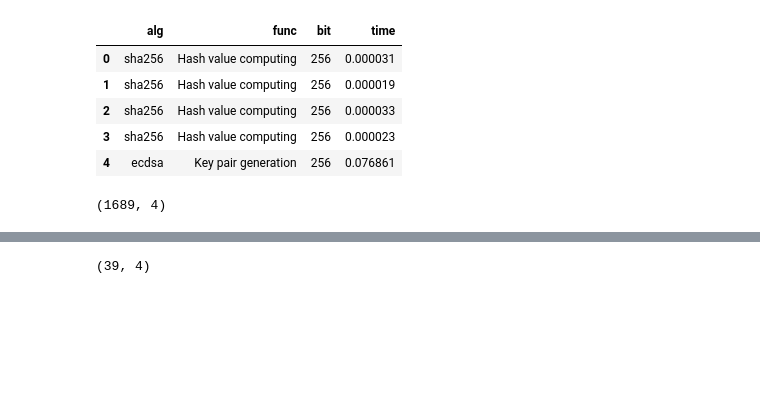
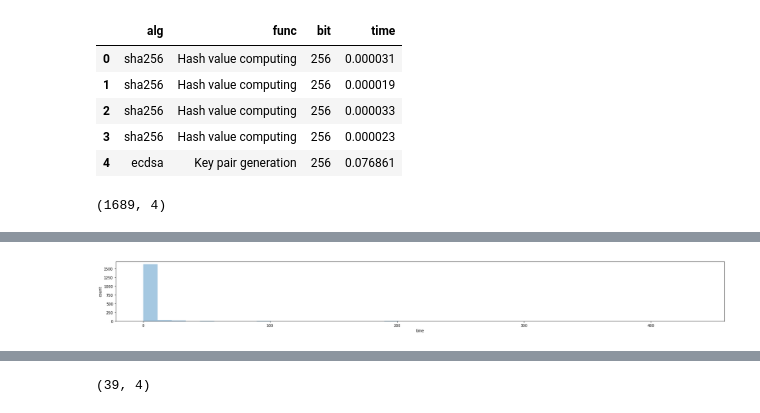
Before and after one commit to Sinopsys/gsl, a Jupyter notebook: profiling-analysis/analys.ipynb, the cells around one changed output, grey strips where cells are left out. Saved outputs shown, nothing was run; the diff lists cells and outputs as text; code cells hidden in the pictures; blank space fills up the shorter version.

```diff
--- a/profiling-analysis/analys.ipynb
+++ b/profiling-analysis/analys.ipynb
@@ -23,0 +80,9 @@ df.drop_duplicates(subset=['alg', 'func', 'bit'], inplace=True)
+# %%
+#only for visualization that all values are concentrated in beginning
+#AVE EPAM
+plt.figure(figsize=(30, 3))
+sns.distplot(df.time, bins=39, kde=False)
+plt.ylabel('count')
+plt.show()
+# %% [output]
+[figure, added]
```
Also changed, not shown: parts of 27 cells of this notebook, 3 other files.
